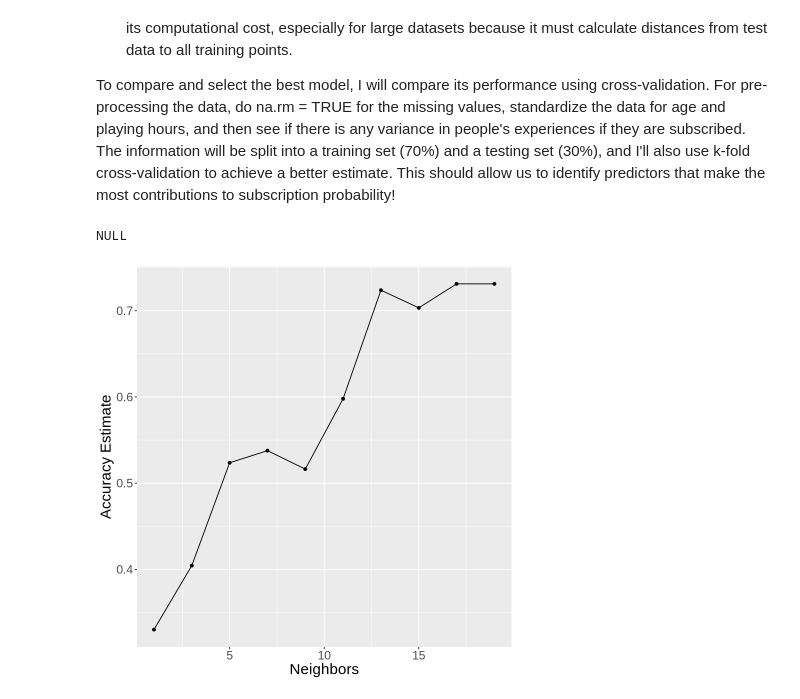
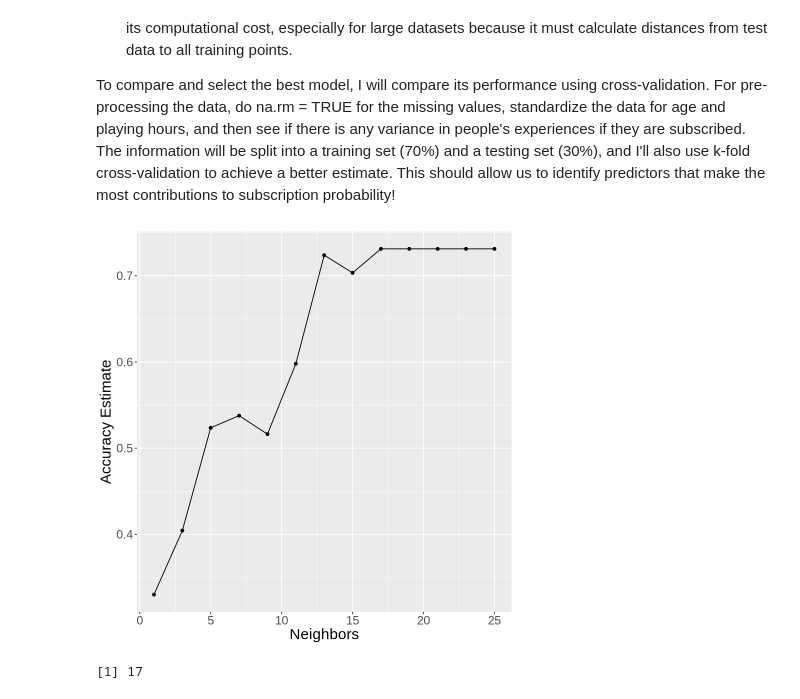
Before and after one commit to 20under20/dcsi100-project-group-002-13, a Jupyter notebook: Project_Individual (1).ipynb, the cells around one changed output. Saved outputs shown, nothing was run; the diff lists cells and outputs as text; code cells hidden in the pictures.

```diff
--- a/Project_Individual (1).ipynb
+++ b/Project_Individual (1).ipynb
@@ -154,9 +154,9 @@ One drawback of KNN is its computational cost, especially for large datasets bec
 To compare and select the best model, I will compare its performance using cross-validation. For pre-processing the data, do na.rm = TRUE for the missing values, standardize the data for age and playing hours, and then see if there is any variance in people's experiences if they are subscribed. The information will be split into a training set (70%) and a testing set (30%), and I'll also use k-fold cross-validation to achieve a better estimate. This should allow us to identify predictors that make the most contributions to subscription probability!
 # %%
 # KNN Classification step 1 : find 'k'
+
 # Set the random seed
-
-(set.seed(1234))
+set.seed(1234)
 
 #recode gender and age as factors
 data <- drop_na(data) |>
@@ -171,36 +171,44 @@ data_test <- testing(data_split)
 
 # recipe : making gender into a numerical value for knn, centering and stepping age
 normalize_recipe <- recipe(subscribe ~ gender + age, data = data_train) |>
                     step_dummy(all_nominal_predictors()) |>
                     step_zv(all_predictors()) |>
                     step_center(all_numeric_predictors()) |>
                     step_scale(all_numeric_predictors())
 
 # tuning for k
 knn_spec <- nearest_neighbor(weight_func = "rectangular", neighbors=tune()) |>
             set_engine("kknn") |>
             set_mode("classification")
 
 # workflow and accuracies
-k_vals <- tibble(neighbors = seq(from = 1, to = 20, by = 2))
+k_vals <- tibble(neighbors = seq(from = 1, to = 25, by = 2))
 
-data_vfold <- vfold_cv(data_train, v = 5, strata = subscribe)
+data_5fold <- vfold_cv(data_train, v = 5, strata = subscribe)
 
 accuracy <- workflow() |>
   add_recipe(normalize_recipe) |>
   add_model(knn_spec) |>
-  tune_grid(resamples = data_vfold, grid = k_vals) |>
+  tune_grid(resamples = data_5fold, grid = k_vals) |>
   collect_metrics() |>
-  filter(.metric == "accuracy")
+  filter(.metric == "accuracy") |>
+  select(neighbors, mean)
 
 # accuracy vs k plot
 accuracy_vs_k <- ggplot(accuracy, aes(x = neighbors, y = mean)) +
   geom_point() +
   geom_line() +
   labs(x = "Neighbors", y = "Accuracy Estimate") +
   theme(text = element_text(size = 18))
 
 accuracy_vs_k
 # %% [output]
-NULL
-[figure, old version]
+[figure, new version]
+# %%
+best_k <- accuracy |>
+          arrange(desc(mean)) |>
+          head(1) |>
+          pull(neighbors)
+best_k
+# %% [output]
+[1] 17
```
